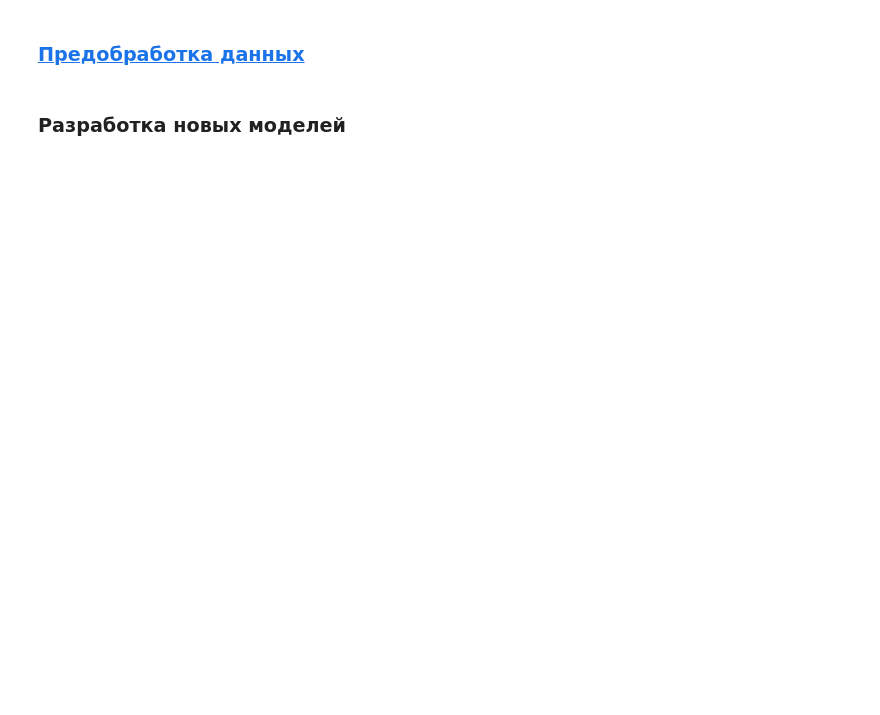
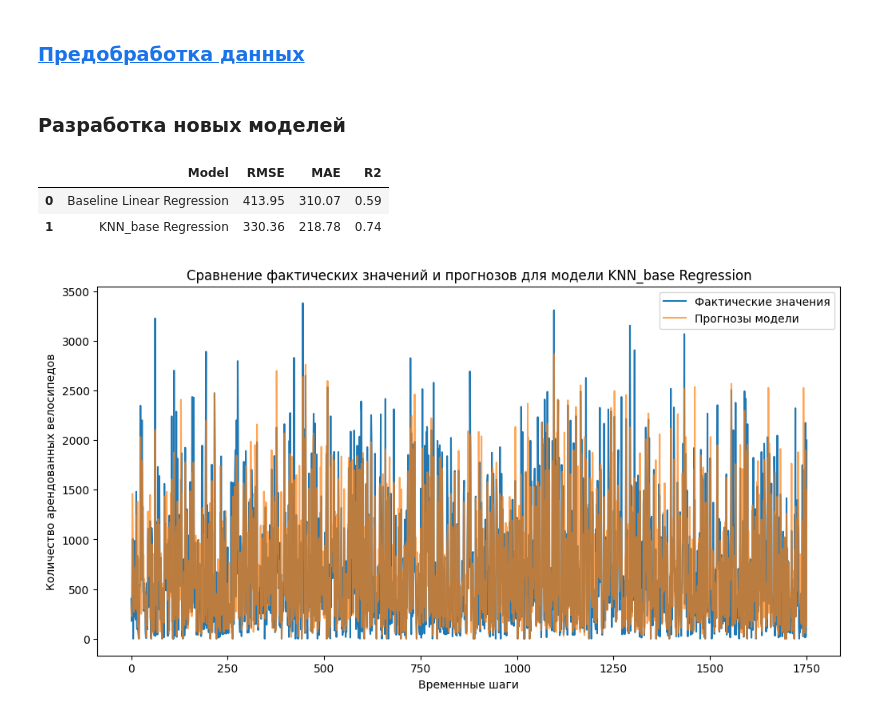
Before and after one commit to MEYakunin/Sprint14_Bike_Rental_Forecast, a Jupyter notebook: BikeSouth_nonlinear_demand_forecast.ipynb, the cells around one changed output. Cells and saved outputs as stored; diff of their text form; code cells hidden in the pictures; blank space fills up the shorter version.

```diff
--- a/BikeSouth_nonlinear_demand_forecast.ipynb
+++ b/BikeSouth_nonlinear_demand_forecast.ipynb
@@ -633,10 +637,11 @@ def create_pipeline(model):
 # %% [markdown]
 ### Разработка новых моделей
 # %%
-pipeline_knn = create_pipeline(
+# Определяем модели с базовыми параметрами
+pipeline_knn_base = create_pipeline(
     KNeighborsRegressor(n_neighbors=5, n_jobs=-1)
 )
 
-pipeline_tree = create_pipeline(
+pipeline_tree_base = create_pipeline(
     DecisionTreeRegressor(random_state=RANDOM_STATE)
 )
@@ -680,26 +648,14 @@ show_metrics()
-# %%
-pipeline_knn.fit(X_train, y_train)
-y_pred_knn = pipeline_knn.predict(X_test)
-
-# Рассчитываем метрики
-metrics_df = add_metrics(
-    model_name='KNeighborsRegressor',
-    y_true=y_test,
-    y_pred=y_pred_knn,
-    dataset_type='Test',
-    metrics_df=metrics_df
-)
-
-pipeline_tree.fit(X_train, y_train)
-y_pred_tree = pipeline_tree.predict(X_test)
-
-# Рассчитываем метрики
-metrics_df = add_metrics(
-    model_name='DecisionTreeRegressor',
-    y_true=y_test,
-    y_pred=y_pred_tree,
-    dataset_type='Test',
-    metrics_df=metrics_df
-)
-
-show_metrics()
+# %%
+# Кросс-валидация для KNN модели
+knn_scores, metrics_df = cross_valid_model(X_train, y_train, pipeline_knn_base, 'KNN_base Regression', scoring, cv, metrics_df)
+show_metrics()
+
+# Визуализируем результаты предсказания модели KNN_base Regression
+pipeline_knn_base.fit(X_train, y_train)
+y_pred_knn_base = pipeline_knn_base.predict(X_test)
+visual_predict(y_test, y_pred_knn_base, 'KNN_base Regression')
+# %% [output]
+|  | Model | RMSE | MAE | R2 |
+| 0 | Baseline Linear Regression | 413.95 | 310.07 | 0.59 |
+| 1 | KNN_base Regression | 330.36 | 218.78 | 0.74 |
+[figure, added]
```
Also changed, not shown: parts of 13 cells of this notebook, 1 other file.
